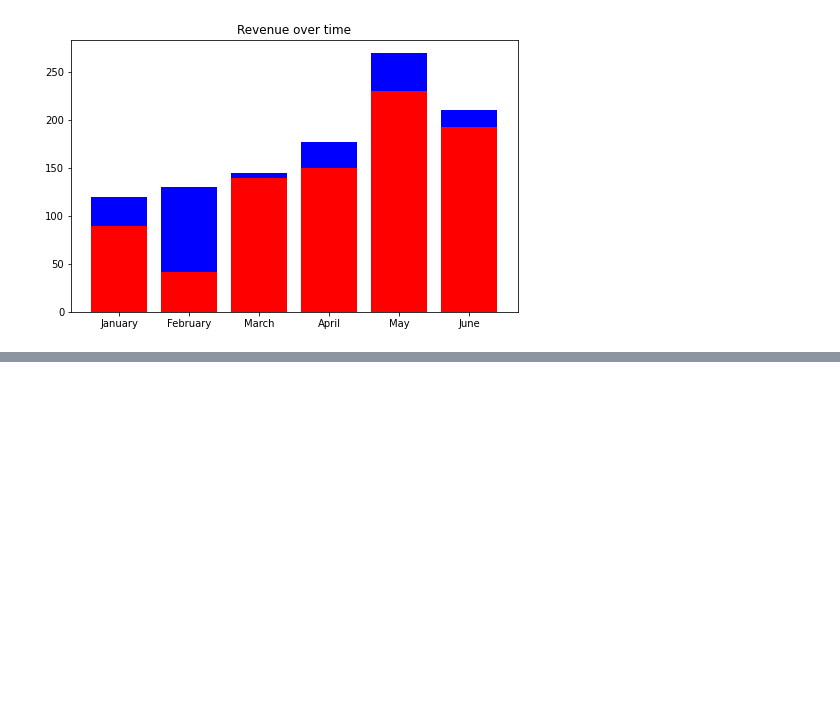
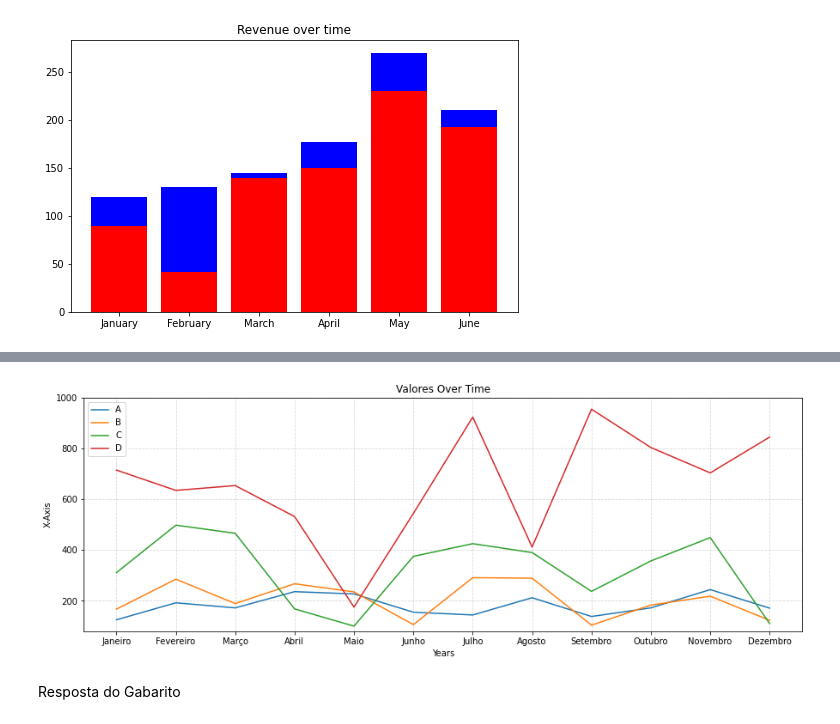
Before and after one commit to isaiastrajano/BootCamp_Python_DataScience, a Jupyter notebook: Exercícios_matplotlib.ipynb, the cells around one changed output, grey strips where cells are left out. Saved outputs shown, nothing was run; the diff lists cells and outputs as text; code cells hidden in the pictures; blank space fills up the shorter version.

```diff
--- a/Exercícios_matplotlib.ipynb
+++ b/Exercícios_matplotlib.ipynb
@@ -209,0 +237,7 @@ plt.show()
+# %%
+np.random.seed(7)
+dados = np.random.randint(low = 100, high = [250, 300, 500, 1000], size = (12, 4))
+columns = ["A", "B", "C", "D"]
+index = ["Janeiro", "Fevereiro", "Março", "Abril", "Maio", "Junho", "Julho", "Agosto", "Setembro", "Outubro", "Novembro", "Dezembro"]
+# %%
+data = pd.DataFrame(dados, columns = columns, index = index)
@@ -209,0 +260,17 @@ plt.show()
+# %%
+plt.figure(figsize = (15, 5))
+plt.plot(index,data["A"])
+plt.plot(index,data["B"])
+plt.plot(index,data["C"])
+plt.plot(index,data["D"])
+plt.title("Valores Over Time")
+plt.xlabel("Years")
+plt.ylabel("X-Axis")
+plt.ylim(80, 1000)
+plt.grid(True, linestyle = "--", alpha = 0.5)
+plt.legend(columns, loc = 'upper left')
+plt.show()
+# %% [output]
+[figure, added]
+# %% [markdown]
+Resposta do Gabarito
```
Also changed, not shown: parts of 24 cells of this notebook.
